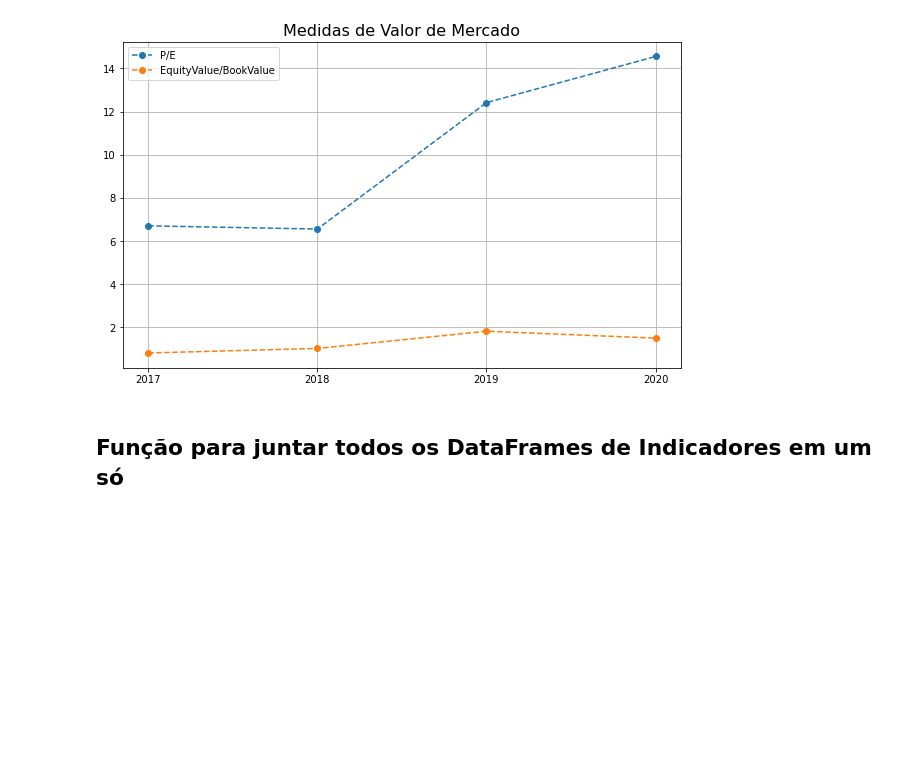
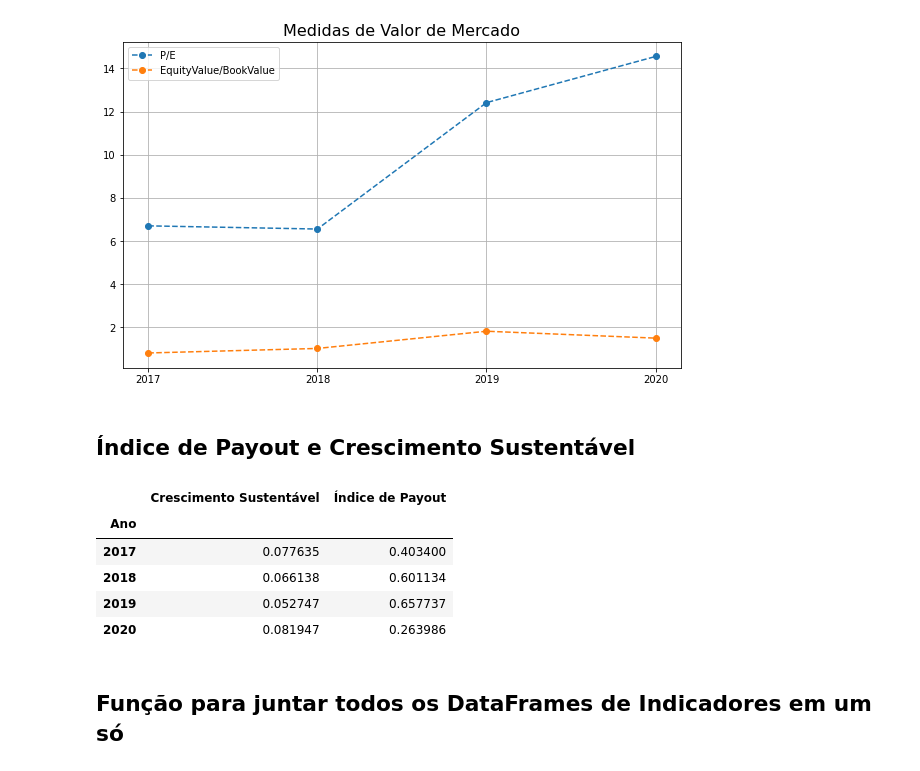
Before and after one commit to pedrotramos/Analise-MRV, a Jupyter notebook: Analise-MRV.ipynb, the cells around one changed output. Cells and saved outputs as stored; diff of their text form; code cells hidden in the pictures; blank space fills up the shorter version.

Commit message:
g_sust

```diff
--- a/Analise-MRV.ipynb
+++ b/Analise-MRV.ipynb
@@ -385,6 +385,45 @@ plt.legend()
 plt.show()
 # %% [output]
 [figure]
+# %% [markdown]
+## Índice de Payout e Crescimento Sustentável
+# %%
+years = [2017, 2018, 2019, 2020]
+
+g_sust = []
+payout = []
+
+
+for i in range(len(years)):
+
+    dividendos = -(getValue(DFC, 'Dividendos Pagos', years[i]))
+    lucroLiquido = getValue(DRE, '(=) Lucro Líquido', years[i])
+    ROE_ = ROE[i]
+
+    poIndex = dividendos / lucroLiquido
+
+    b = 1 - poIndex
+
+    taxa_sust = (ROE_ * b / (1 - ROE_ * b))
+
+    g_sust.append(taxa_sust)
+    payout.append(poIndex)
+
+outros = pd.DataFrame()
+
+outros["Ano"] = years
+outros["Crescimento Sustentável"] = g_sust
+outros["Índice de Payout"] = payout
+
+outros.set_index("Ano", inplace=True)
+outros
+# %% [output]
+|  | Crescimento Sustentável | Índice de Payout |
+| Ano |  |  |
+| 2017 | 0.077635 | 0.403400 |
+| 2018 | 0.066138 | 0.601134 |
+| 2019 | 0.052747 | 0.657737 |
+| 2020 | 0.081947 | 0.263986 |
 # %% [markdown]
 ## Função para juntar todos os DataFrames de Indicadores em um só
 # %%
```
Also changed, not shown: parts of 1 cell of this notebook, 2 other files.
